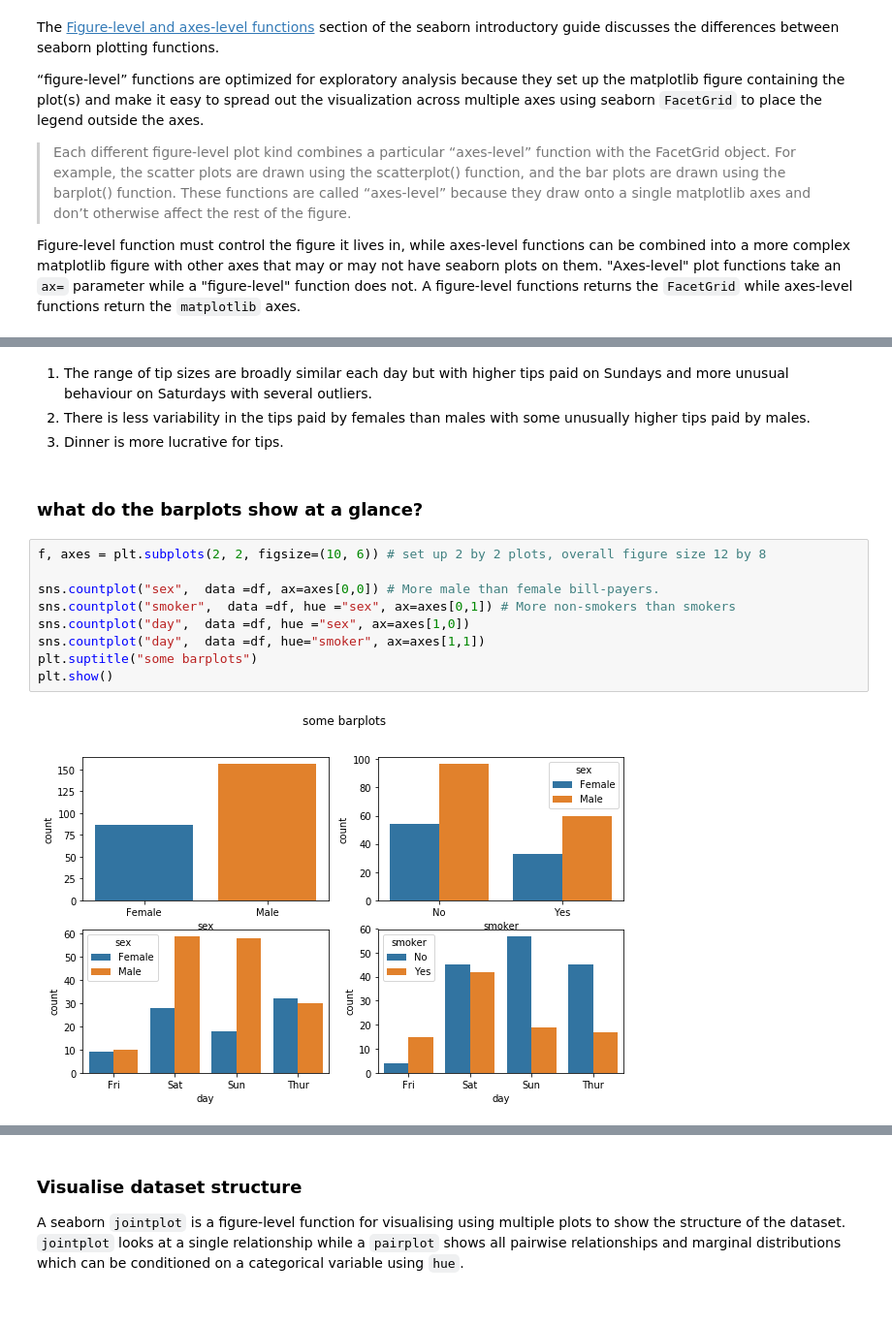
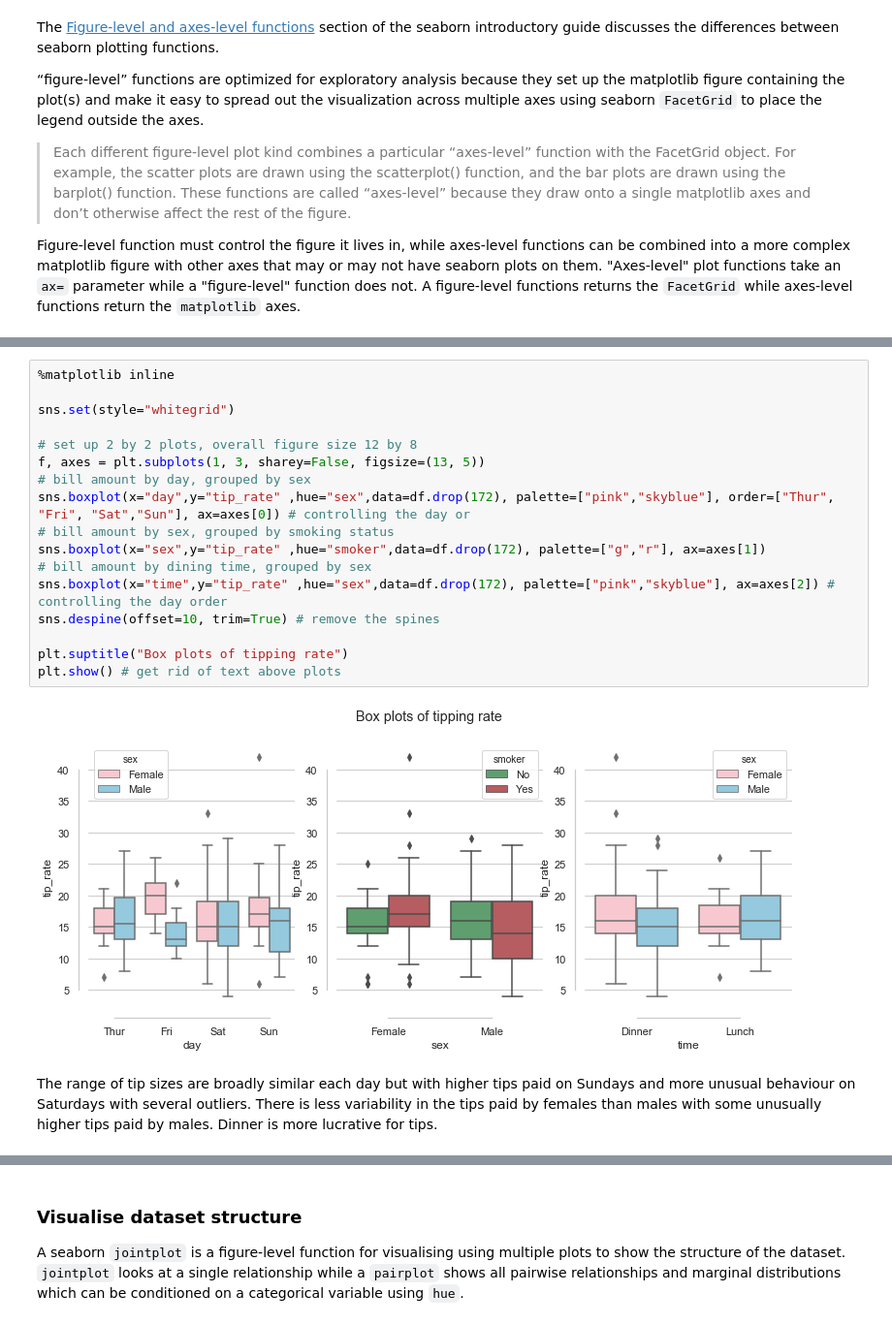
Before and after one commit to angela1C/Fundamentals-of-Data-Analysis-Project-2019, a Jupyter notebook: tips-project.ipynb, the cells around one changed output, grey strips where cells are left out. Shown: that part at 97% size. Drawn from its saved outputs; the diff is of its cells as text.

```diff
--- a/tips-project.ipynb
+++ b/tips-project.ipynb
@@ -727,17 +812,23 @@ plt.show()
+# %%
+%matplotlib inline
+
+sns.set(style="whitegrid")
+
+# set up 2 by 2 plots, overall figure size 12 by 8
+f, axes = plt.subplots(1, 3, sharey=False, figsize=(13, 5))
+# bill amount by day, grouped by sex
+sns.boxplot(x="day",y="tip_rate" ,hue="sex",data=df.drop(172), palette=["pink","skyblue"], order=["Thur", "Fri", "Sat","Sun"], ax=axes[0]) # controlling the day or
+# bill amount by sex, grouped by smoking status
+sns.boxplot(x="sex",y="tip_rate" ,hue="smoker",data=df.drop(172), palette=["g","r"], ax=axes[1])
+# bill amount by dining time, grouped by sex
+sns.boxplot(x="time",y="tip_rate" ,hue="sex",data=df.drop(172), palette=["pink","skyblue"], ax=axes[2]) # controlling the day order
+sns.despine(offset=10, trim=True) # remove the spines
+
+plt.suptitle("Box plots of tipping rate")
+plt.show() # get rid of text above plots
+# %% [output]
+[figure, added]
 # %% [markdown]
-1. The range of tip sizes are broadly similar each day but with higher tips paid on Sundays and more unusual behaviour on Saturdays with several outliers.
-2. There is less variability in the tips paid by females than males with some unusually higher tips paid by males.
-3. Dinner is more lucrative for tips.
+The range of tip sizes are broadly similar each day but with higher tips paid on Sundays and more unusual behaviour on Saturdays with several outliers.
+There is less variability in the tips paid by females than males with some unusually higher tips paid by males.
+Dinner is more lucrative for tips.
-# %% [markdown]
-### what do the barplots show at a glance?
-# %%
-f, axes = plt.subplots(2, 2, figsize=(10, 6)) # set up 2 by 2 plots, overall figure size 12 by 8
-
-sns.countplot("sex",  data =df, ax=axes[0,0]) # More male than female bill-payers.
-sns.countplot("smoker",  data =df, hue ="sex", ax=axes[0,1]) # More non-smokers than smokers
-sns.countplot("day",  data =df, hue ="sex", ax=axes[1,0])
-sns.countplot("day",  data =df, hue="smoker", ax=axes[1,1])
-plt.suptitle("some barplots")
-plt.show()
-# %% [output]
-[figure, removed]
```
Also changed, not shown: parts of 16 cells of this notebook.
